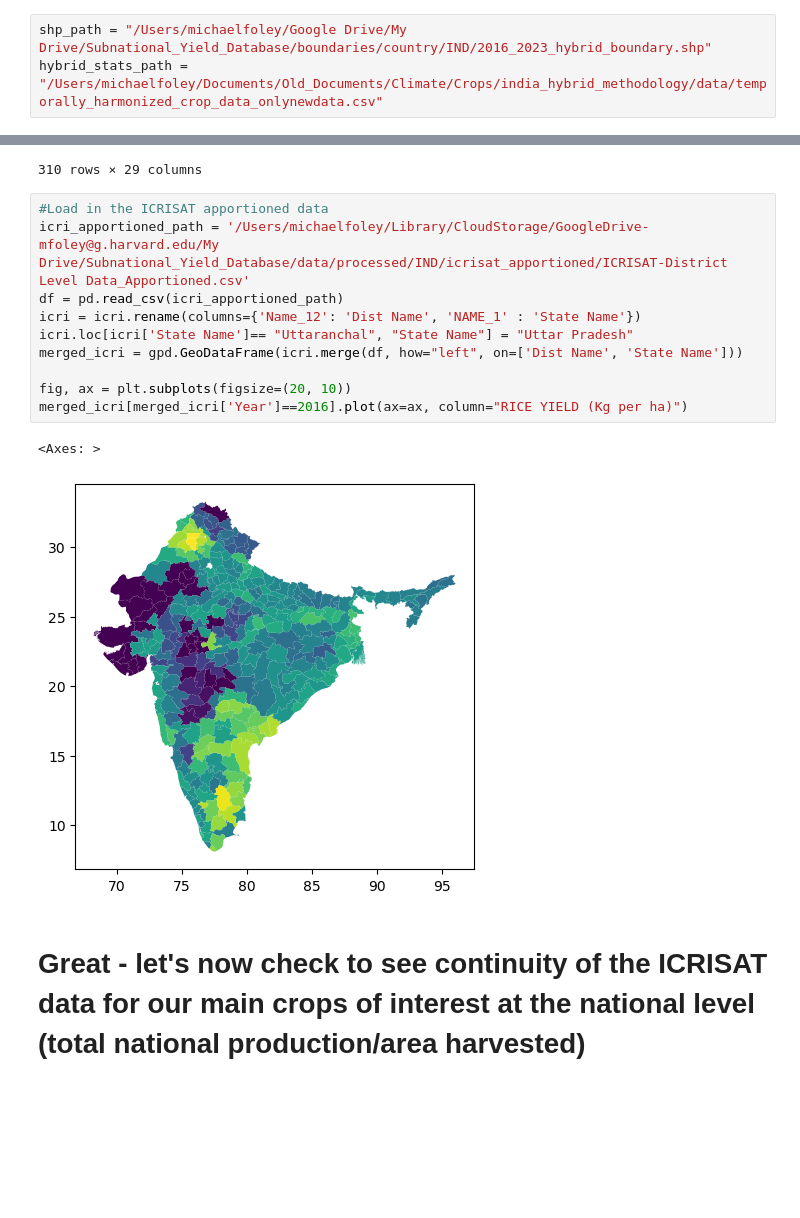
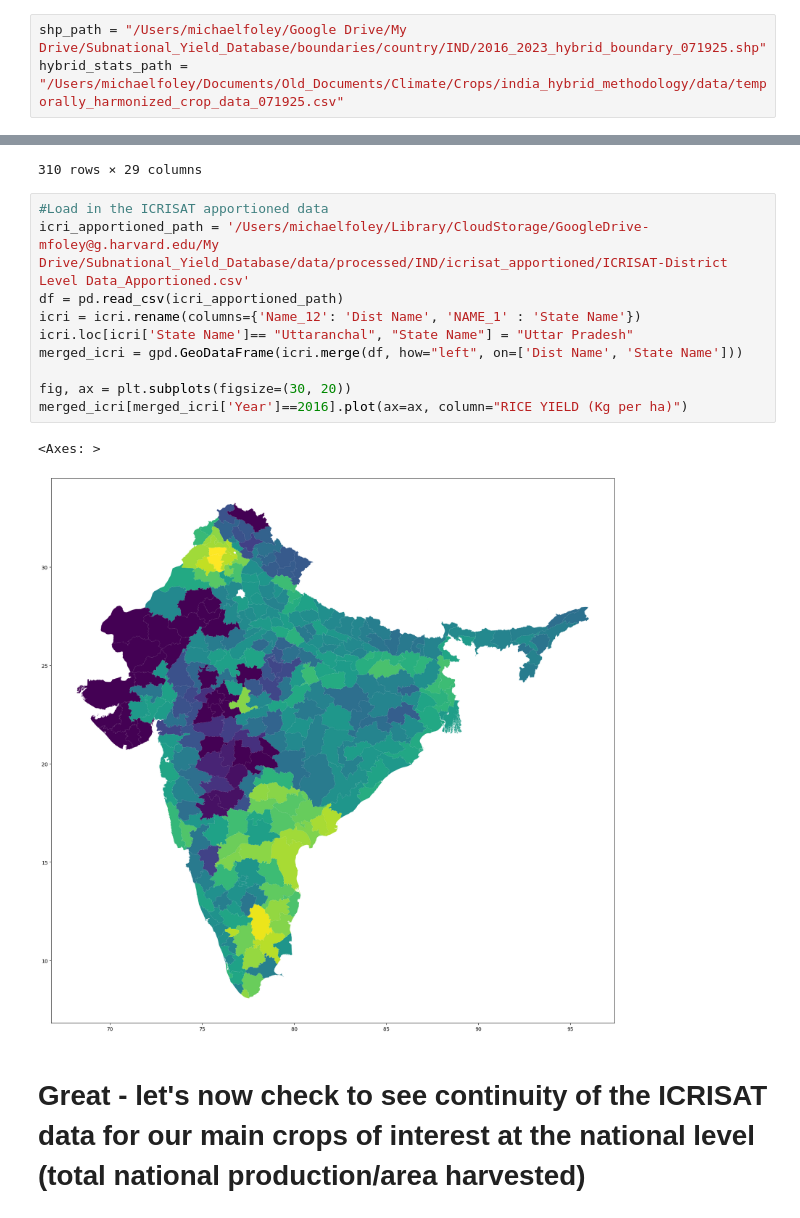
Before and after one commit to michaelmfoley/india_hybrid_methodology, a Jupyter notebook: mike/icrisat_hybrid_comparison.ipynb, the cells around one changed output, grey strips where cells are left out. Saved outputs shown, nothing was run; the diff lists cells and outputs as text; blank space fills up the shorter version.

```diff
--- a/mike/icrisat_hybrid_comparison.ipynb
+++ b/mike/icrisat_hybrid_comparison.ipynb
@@ -34,8 +34,8 @@ def merge_hybrid(shp_path, hybrid_stats_path):
 
     return hybrid, merged_hybrid
 # %%
-shp_path = "/Users/michaelfoley/Google Drive/My Drive/Subnational_Yield_Database/boundaries/country/IND/2016_2023_hybrid_boundary.shp"
-hybrid_stats_path = "/Users/michaelfoley/Documents/Old_Documents/Climate/Crops/india_hybrid_methodology/data/temporally_harmonized_crop_data_onlynewdata.csv"
+shp_path = "/Users/michaelfoley/Google Drive/My Drive/Subnational_Yield_Database/boundaries/country/IND/2016_2023_hybrid_boundary_071925.shp"
+hybrid_stats_path = "/Users/michaelfoley/Documents/Old_Documents/Climate/Crops/india_hybrid_methodology/data/temporally_harmonized_crop_data_071925.csv"
 # %%
 hybrid, merged_hybrid = merge_hybrid(shp_path, hybrid_stats_path)
 # %% [markdown]
@@ -72,16 +72,16 @@ icri
 # %%
 #Load in the ICRISAT apportioned data
 icri_apportioned_path = '/Users/michaelfoley/Library/CloudStorage/GoogleDrive-mfoley@g.harvard.edu/My Drive/Subnational_Yield_Database/data/processed/IND/icrisat_apportioned/ICRISAT-District Level Data_Apportioned.csv'
 df = pd.read_csv(icri_apportioned_path)
 icri = icri.rename(columns={'Name_12': 'Dist Name', 'NAME_1' : 'State Name'})
 icri.loc[icri['State Name']== "Uttaranchal", "State Name"] = "Uttar Pradesh"
 merged_icri = gpd.GeoDataFrame(icri.merge(df, how="left", on=['Dist Name', 'State Name']))
 
-fig, ax = plt.subplots(figsize=(20, 10))
+fig, ax = plt.subplots(figsize=(30, 20))
 merged_icri[merged_icri['Year']==2016].plot(ax=ax, column="RICE YIELD (Kg per ha)")
 # %% [output]
 <Axes: >
-[figure, old version]
+[figure, new version]
 # %% [markdown]
 # Great - let's now check to see continuity of the ICRISAT data for our main crops of interest at the national level (total national production/area harvested)
 # %%
```
Also changed, not shown: parts of 4 cells of this notebook, 3 other files.
